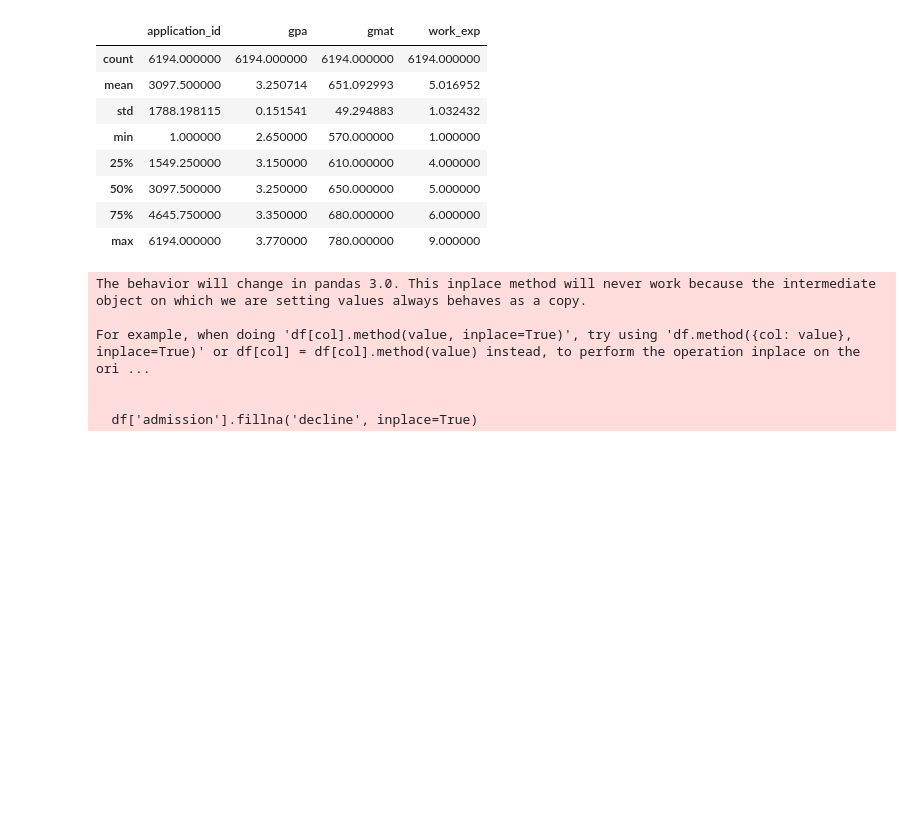
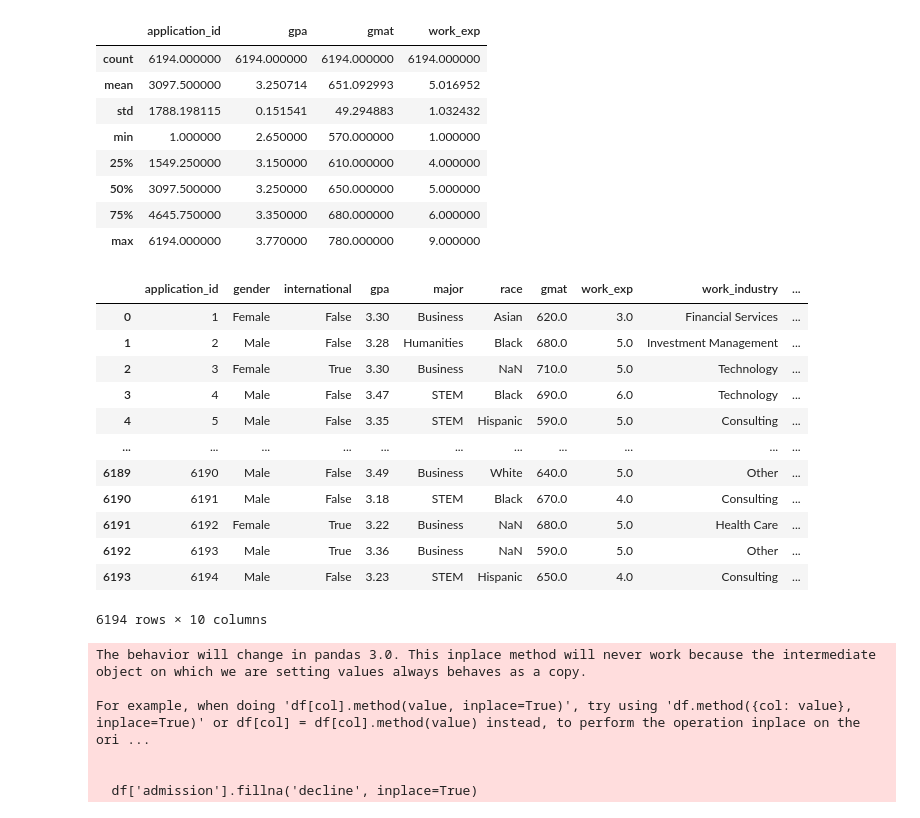
Before and after one commit to encore-ai-240909/eda_workspace, a Jupyter notebook: int/mba_admission_predict/merge.ipynb, the cells around one changed output. Drawn from its saved outputs; the diff is of its cells as text; code cells hidden in the pictures; blank space fills up the shorter version.

```diff
--- a/int/mba_admission_predict/merge.ipynb
+++ b/int/mba_admission_predict/merge.ipynb
@@ -37,6 +37,22 @@ df.describe()
 | 50% | 3097.500000 | 3.250000 | 650.000000 | 5.000000 |
 | 75% | 4645.750000 | 3.350000 | 680.000000 | 6.000000 |
 | max | 6194.000000 | 3.770000 | 780.000000 | 9.000000 |
+# %%
+df
+# %% [output]
+|  | application_id | gender | international | gpa | major | race | gmat | work_exp | work_industry | ... |
+| 0 | 1 | Female | False | 3.30 | Business | Asian | 620.0 | 3.0 | Financial Services | ... |
+| 1 | 2 | Male | False | 3.28 | Humanities | Black | 680.0 | 5.0 | Investment Management | ... |
+| 2 | 3 | Female | True | 3.30 | Business | NaN | 710.0 | 5.0 | Technology | ... |
+| 3 | 4 | Male | False | 3.47 | STEM | Black | 690.0 | 6.0 | Technology | ... |
+| 4 | 5 | Male | False | 3.35 | STEM | Hispanic | 590.0 | 5.0 | Consulting | ... |
+| ... | ... | ... | ... | ... | ... | ... | ... | ... | ... | ... |
+| 6189 | 6190 | Male | False | 3.49 | Business | White | 640.0 | 5.0 | Other | ... |
+| 6190 | 6191 | Male | False | 3.18 | STEM | Black | 670.0 | 4.0 | Consulting | ... |
+| 6191 | 6192 | Female | True | 3.22 | Business | NaN | 680.0 | 5.0 | Health Care | ... |
+| 6192 | 6193 | Male | True | 3.36 | Business | NaN | 590.0 | 5.0 | Other | ... |
+| 6193 | 6194 | Male | False | 3.23 | STEM | Hispanic | 650.0 | 4.0 | Consulting | ... |
+6194 rows × 10 columns
 # %%
 df = pd.read_csv('./data/MBA.csv')
 
```
Also changed, not shown: parts of 2 cells of this notebook.
